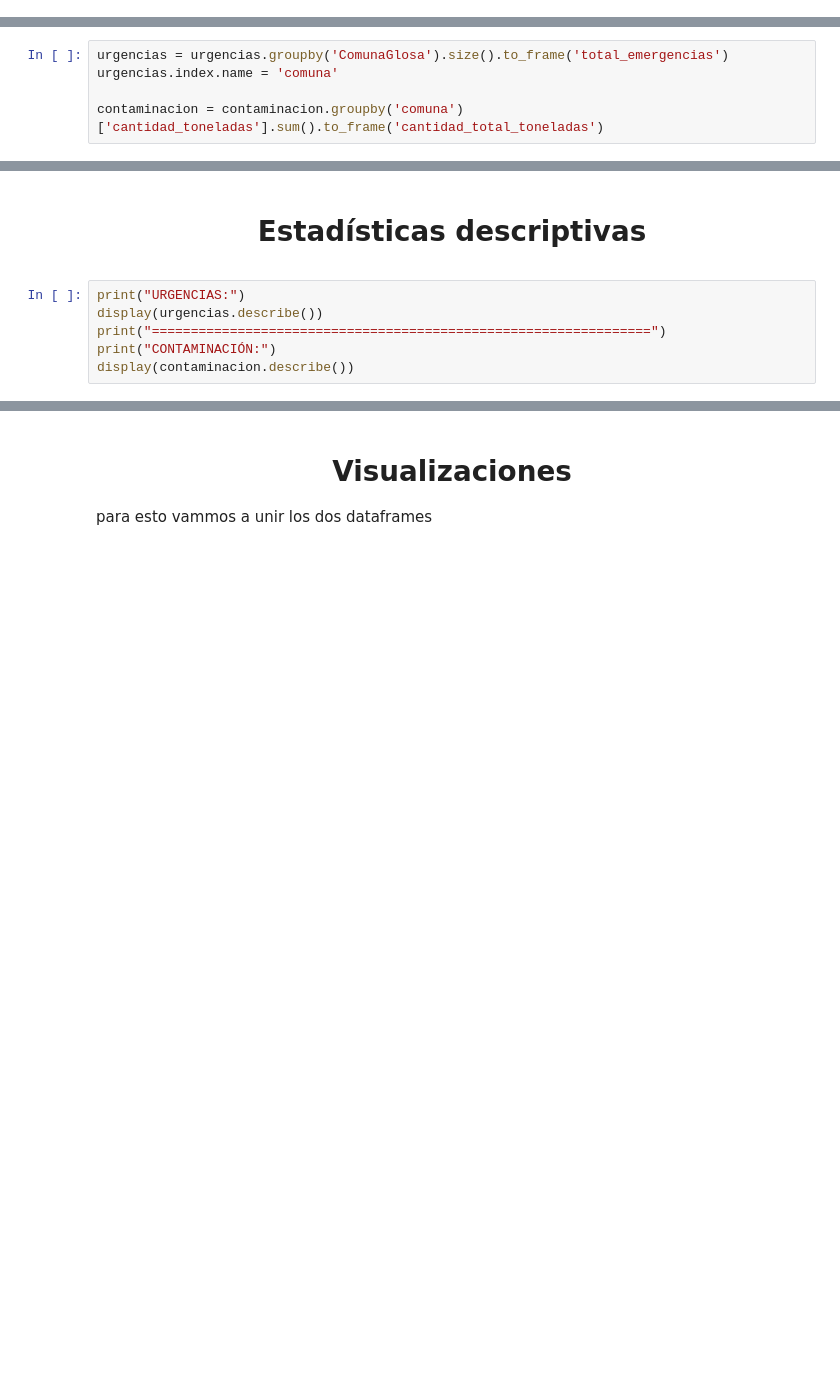
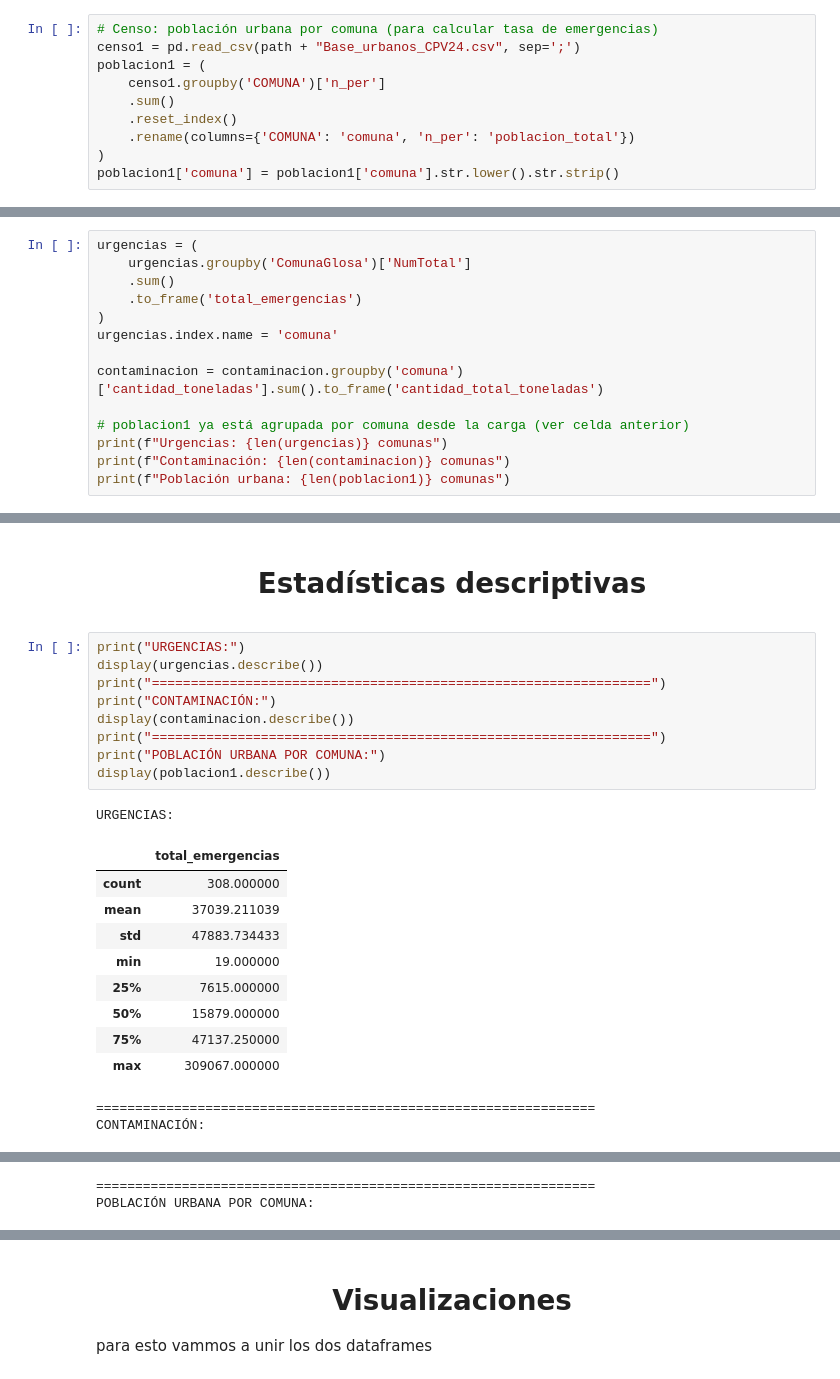
Before and after one commit to Foumluis/ProyectoSemestralInfe, a Jupyter notebook: proyecto.ipynb, the cells around one changed output, grey strips where cells are left out. Drawn from its saved outputs; the diff is of its cells as text; blank space fills up the shorter version.

```diff
--- a/proyecto.ipynb
+++ b/proyecto.ipynb
@@ -56,4 +57,14 @@ urgencias = pd.read_parquet(path + 'at_urg_respiratorio_semanal.parquet')
 contaminacion = pd.read_excel(path + 'efd-ckan-2023.xlsx')
+# %%
+# Censo: población urbana por comuna (para calcular tasa de emergencias)
+censo1 = pd.read_csv(path + "Base_urbanos_CPV24.csv", sep=';')
+poblacion1 = (
+    censo1.groupby('COMUNA')['n_per']
+    .sum()
+    .reset_index()
+    .rename(columns={'COMUNA': 'comuna', 'n_per': 'poblacion_total'})
+)
+poblacion1['comuna'] = poblacion1['comuna'].str.lower().str.strip()
 # %% [markdown]
 <center>
 
@@ -78,5 +143,14 @@ Para contaminacion nos quedaremos con la cantidad total de toneladas emitadas po
 # %%
-urgencias = urgencias.groupby('ComunaGlosa').size().to_frame('total_emergencias')
+urgencias = (
+    urgencias.groupby('ComunaGlosa')['NumTotal']
+    .sum()
+    .to_frame('total_emergencias')
+)
 urgencias.index.name = 'comuna'
 
 contaminacion = contaminacion.groupby('comuna')['cantidad_toneladas'].sum().to_frame('cantidad_total_toneladas')
+
+# poblacion1 ya está agrupada por comuna desde la carga (ver celda anterior)
+print(f"Urgencias: {len(urgencias)} comunas")
+print(f"Contaminación: {len(contaminacion)} comunas")
+print(f"Población urbana: {len(poblacion1)} comunas")
@@ -105,6 +198,22 @@ display(outliers_contaminacion.shape[0])
 # %%
 print("URGENCIAS:")
 display(urgencias.describe())
 print("================================================================")
 print("CONTAMINACIÓN:")
 display(contaminacion.describe())
+print("================================================================")
+print("POBLACIÓN URBANA POR COMUNA:")
+display(poblacion1.describe())
+# %% [output]
+URGENCIAS:
+|  | total_emergencias |
+| count | 308.000000 |
+| mean | 37039.211039 |
+| std | 47883.734433 |
+| min | 19.000000 |
+| 25% | 7615.000000 |
+| 50% | 15879.000000 |
+| 75% | 47137.250000 |
+| max | 309067.000000 |
+================================================================
+CONTAMINACIÓN:
@@ -110,0 +229,2 @@ display(contaminacion.describe())
+================================================================
+POBLACIÓN URBANA POR COMUNA:
```
Also changed, not shown: parts of 46 cells of this notebook, 15 other files.
